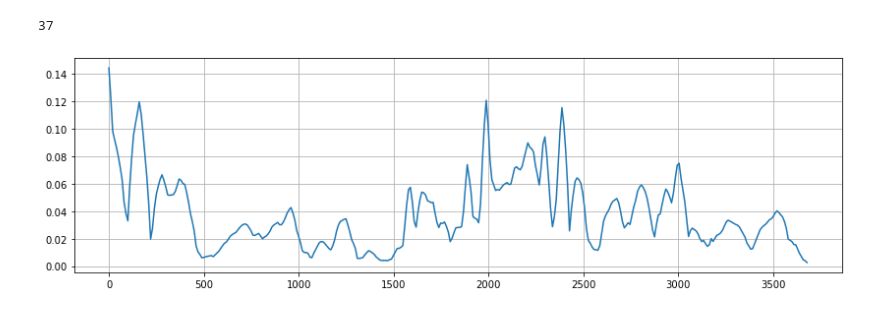
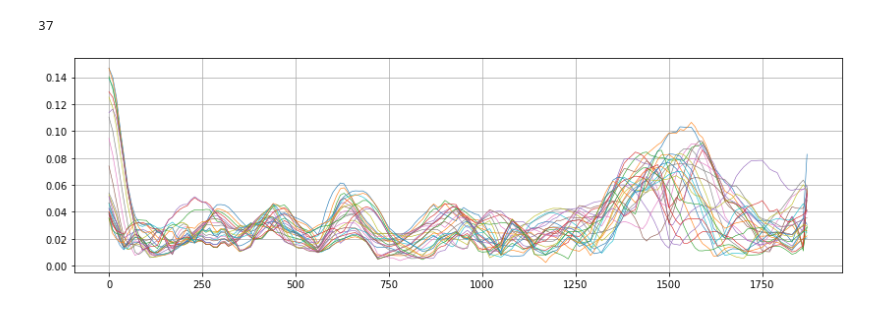
Before and after one commit to jakesteinberg/CPT, a Jupyter notebook: neverworld_snapshot.ipynb, the cells around one changed output. Saved outputs shown, nothing was run; the diff lists cells and outputs as text; code cells hidden in the pictures.

```diff
--- a/neverworld_snapshot.ipynb
+++ b/neverworld_snapshot.ipynb
@@ -136,0 +247,9 @@ plt.show()
+# %%
+N = 13
+dxMin = dist_sum[2] - dist_sum[1]
+print('grid step = ' + str(dxMin/1000.0) + 'km')
+coarsening_factor = 2
+Lf = dxMin*coarsening_factor
+print('filtering factor = ' + str(coarsening_factor))
+NL,sL,NB,sB = filterSpec(N, dxMin, Lf, "Taper")
+NL,NB
@@ -136,0 +289,10 @@ plt.show()
+# %%
+# sample to show filter weights (don't need these in the above application of this method)
+L = (1/(dxMin**2))*np.array([1,-2,1])
+B = (1/(dxMin**4))*np.array([1,-4,6,-4,1])
+I = np.array([0,1,0])
+w = ((1/(dxMin**2))*2*np.real(sB)*np.array([0,1,-2,1,0]) + B)/np.abs(sB)**2
+w[2] = w[2] + 1
+for i in range(11):
+    w = np.convolve(I + (1/sL[i])*L,w)
+plt.plot(np.arange(-13,14),w)
@@ -137,3 +311,8 @@ plt.show()
+# %%
+# load data processed below (data here is interpolated ssh along altimeter tracks)
+# to do next ...
+import pickle
+load_sat = pickle.load(open('/Users/jakesteinberg/Desktop/neverworld/j2_simulated_ke.p', 'rb'))
 # %% [markdown]
 -- Take satellite tracks from satellite analysis and interpolate model fields to these points at each 5 day snapshot. Export the resulting SSH and treat at satellite in filtering library
 
@@ -169,7 +350,7 @@ lat_sim = []
 dist_sim = []
 e_sim = []
 track = []
-time_steps_i = 1  # np.shape(e)[0]  # each step is 5 days
+time_steps_i = 25  # np.shape(e)[0]  # each step is 5 days
 this_var = x1.KE.values[:, 0, :, :]
 
 f, ax = plt.subplots(1, 1, figsize=(8,12))
@@ -220,16 +401,16 @@ count
 # %%
 # dx = np.nan * np.ones(len(lat_sim[0]) - 1)
 # dy = np.nan * np.ones(len(lat_sim[0]) - 1)
 # for i in range(1, len(lat_sim[0])):
 #     dx[i - 1] = 1852 * 60 * np.cos(np.deg2rad(lat_sim[0][i])) * (lon_sim[0][i] - lon_sim[0][i - 1])
 #     dy[i - 1] = 1852 * 60 * (lat_sim[0][i] - lat_sim[0][i - 1])
 # dist = np.concatenate((np.array([0]), np.sqrt(np.cumsum(dx)**2 + np.cumsum(dy)**2)))
-
+test_i = 10
 f, ax = plt.subplots(1, 1, figsize=(14, 4))
-for i in range(np.shape(e_sim[0])[0]):
-    ax.plot(dist_sim[0]/1000,np.sqrt(e_sim[0][i, :]))
+for i in range(np.shape(e_sim[test_i])[0]):
+    ax.plot(dist_sim[test_i]/1000,np.sqrt(e_sim[test_i][i, :]), linewidth=0.6)
 ax.grid()
 plt.show()
 # %% [output]
-[figure, old version]
+[figure, new version]
 # %%
```
Also changed, not shown: parts of 20 cells of this notebook, 1 other file.
